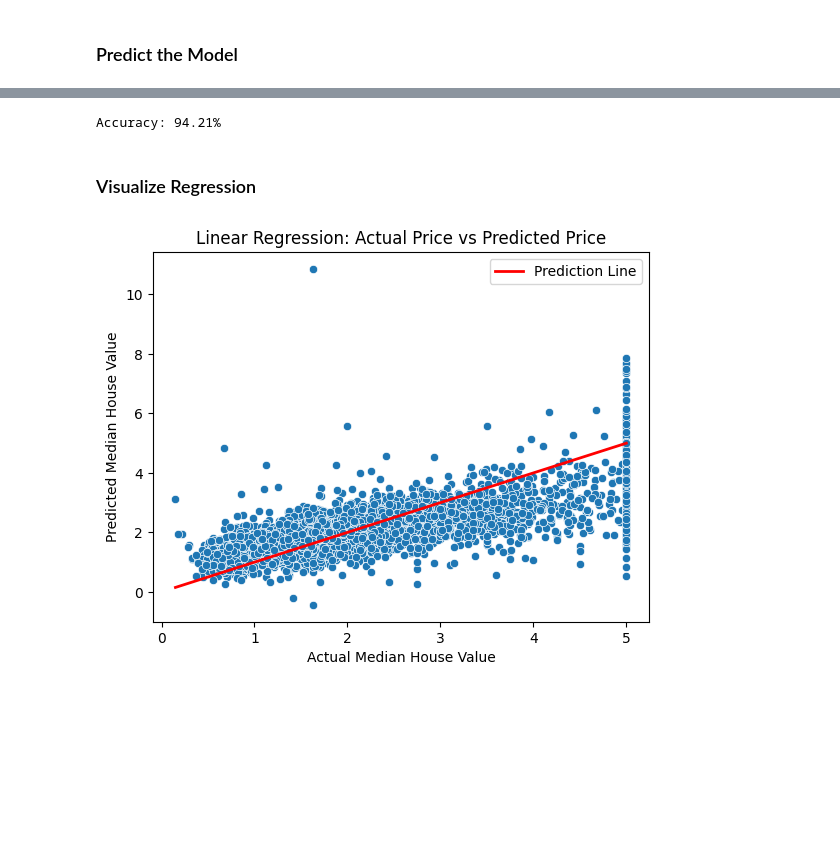
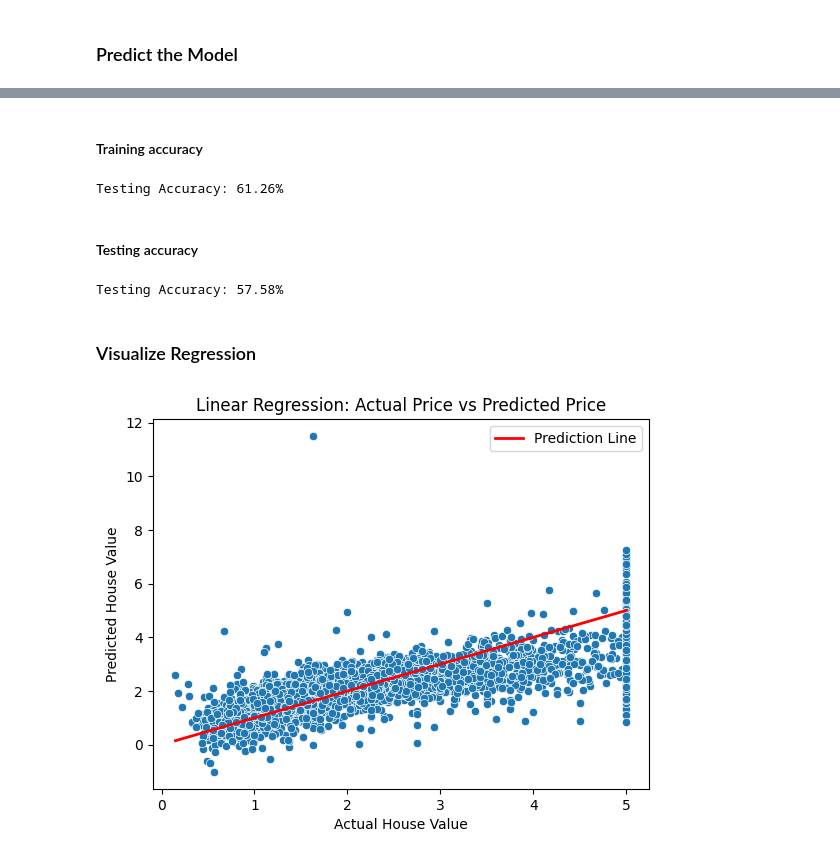
Before and after one commit to debarghamitraroy/CS1051, a Jupyter notebook: ML/linear_regression.ipynb, the cells around one changed output, grey strips where cells are left out. Saved outputs shown, nothing was run; the diff lists cells and outputs as text; code cells hidden in the pictures; blank space fills up the shorter version.

```diff
--- a/ML/linear_regression.ipynb
+++ b/ML/linear_regression.ipynb
@@ -17,5 +38,4 @@ from sklearn.metrics import mean_squared_error, mean_absolute_error
 # %% [markdown]
 ### Load dataset
 # %%
-housing = fetch_california_housing()
-print(housing.data.shape, housing.target.shape)
+housing = fetch_california_housing(as_frame=True)
@@ -98,0 +42,3 @@ df.head()
+# %%
+df = housing.frame
+df.head()
@@ -157,25 +99,33 @@ Mean Squared Error: 0.642187231453487
+# %% [markdown]
+#### Training accuracy
+# %%
+train_accuracy = model.score(X_train, y_train)
+print(f"Testing Accuracy: {train_accuracy*100:.2f}%")
+# %% [output]
+Testing Accuracy: 61.26%
+# %% [markdown]
+#### Testing accuracy
 # %%
-mae = mean_absolute_error(y_test, y_pred)
-accuracy = 100 - (mae * 10)
-print(f"Accuracy: {accuracy:.2f}%")
+test_accuracy = model.score(X_test, y_test)
+print(f"Testing Accuracy: {test_accuracy*100:.2f}%")
 # %% [output]
-Accuracy: 94.21%
+Testing Accuracy: 57.58%
 # %% [markdown]
 ### Visualize Regression
 # %%
 plot_df = pd.DataFrame({"Actual": y_test, "Predicted": y_pred})
 sns.scatterplot(x="Actual", y="Predicted", data=plot_df)
 plt.plot(
     [y_test.min(), y_test.max()],
     [y_test.min(), y_test.max()],
     color="red",
     linewidth=2,
     label="Prediction Line",
 )
-plt.xlabel("Actual Median House Value")
-plt.ylabel("Predicted Median House Value")
+plt.xlabel("Actual House Value")
+plt.ylabel("Predicted House Value")
 plt.title("Linear Regression: Actual Price vs Predicted Price")
 plt.legend()
 plt.show()
 # %% [output]
-[figure, old version]
+[figure, new version]
```
Also changed, not shown: parts of 23 cells of this notebook, 5 other files.
